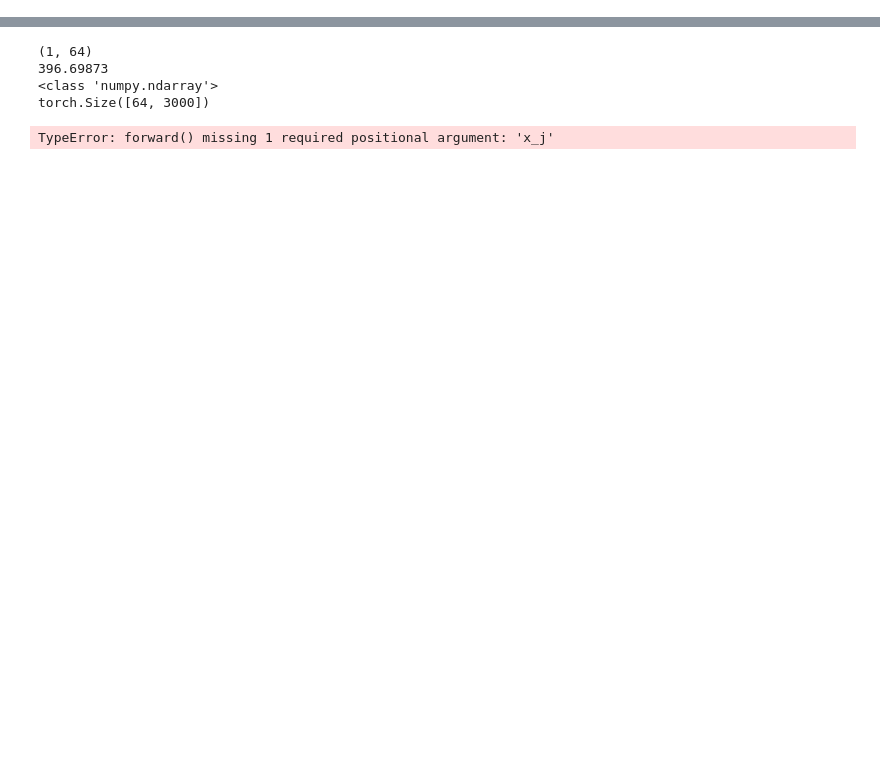
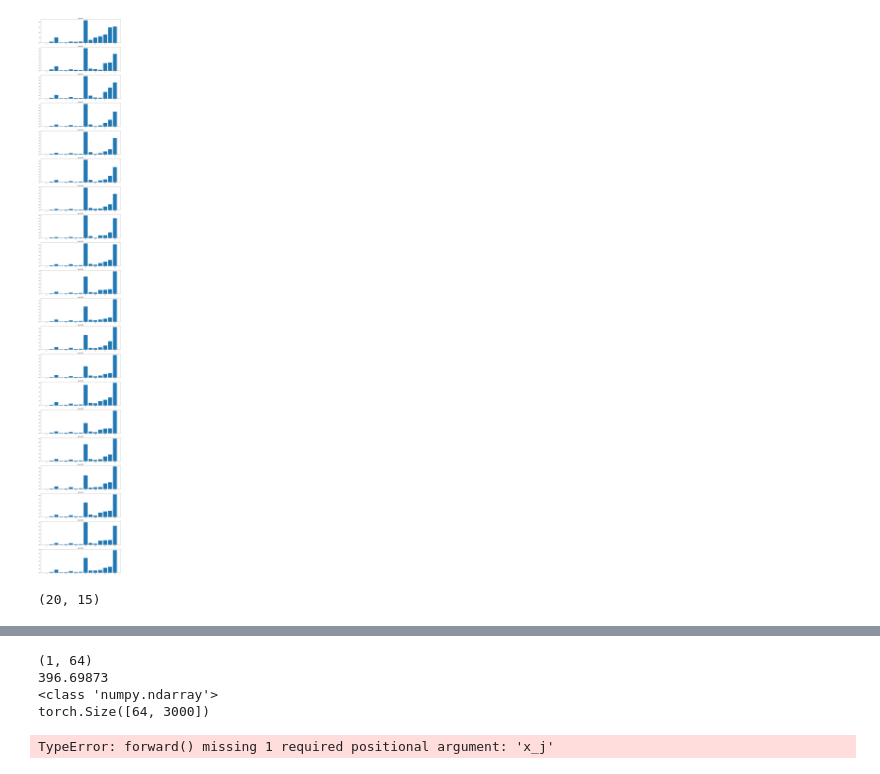
Before and after one commit to TomGoh/scCC, a Jupyter notebook: hnsw-test.ipynb, the cells around one changed output, grey strips where cells are left out. Saved outputs shown, nothing was run; the diff lists cells and outputs as text; code cells hidden in the pictures; blank space fills up the shorter version.

```diff
--- a/hnsw-test.ipynb
+++ b/hnsw-test.ipynb
@@ -88,0 +163,72 @@ p.add_items(x_ndarray)
+# %%
+i=5
+
+# plt.subplots_adjust(top=0.85)
+# plt.suptitle('Result')
+# plt.show()
+
+f, ax = plt.subplots(nrows=20, ncols=1, figsize=(12, 80))
+for k in range(20):
+    checkpoint = torch.load('save\sc-no-bank-drop2\checkpoint_'+str(24*(k+1))+'.tar')
+    model.load_state_dict(checkpoint['net'])
+    x=torch.tensor(x_ndarray,dtype=torch.float32).to('cuda')
+    embeddings=model.forward_embedding(x)
+    # print(embeddings.shape)
+    embeddings=embeddings.detach().cpu().numpy()
+    num_elements=len(scDataset)
+    dim=high_var_gene
+    n=hnswlib.Index(space='l2',dim=128)
+    n.init_index(max_elements=num_elements, ef_construction=100, M=16)
+    n.set_ef(100)
+    n.set_num_threads(4)
+    n.add_items(embeddings)
+    incorrect_list=np.zeros(args.classnum+1)
+    for step,(features,psedulabels) in enumerate(scDataLoader):
+        test_sample=model.forward_embedding(features.to('cuda')).detach().cpu().numpy()
+
+        sample,labell=n.knn_query(test_sample,10)
+        for no,zipped in enumerate(zip(sample,labell)):
+            a=y_ndarray[zipped[0]]
+            wrong=a[a!=y_ndarray[step*args.batch_size+no]].size
+            incorrect_list[y_ndarray[step*args.batch_size+no]]+=wrong
+    for i in range(1,len(incorrect_list)):
+        incorrect_list[i]/=(sum(y_ndarray==i)*10)
+
+    ax[k].bar(x=np.arange(len(incorrect_list)),height=incorrect_list)
+    ax[k].set_title('Epoch'+str(24*(k+1)))
+plt.tight_layout()
+plt.show()
+# %% [output]
+[figure, added]
+# %%
+total_list=[]
+for k in range(20):
+    checkpoint = torch.load('save\sc-no-bank-drop2\checkpoint_'+str(24*(k+1))+'.tar')
+    model.load_state_dict(checkpoint['net'])
+    x=torch.tensor(x_ndarray,dtype=torch.float32).to('cuda')
+    embeddings=model.forward_embedding(x)
+    embeddings=embeddings.detach().cpu().numpy()
+
+    num_elements=len(scDataset)
+    dim=high_var_gene
+    n=hnswlib.Index(space='l2',dim=128)
+    n.init_index(max_elements=num_elements, ef_construction=100, M=16)
+    n.set_ef(100)
+    n.set_num_threads(4)
+    n.add_items(embeddings)
+    incorrect_list=np.zeros(args.classnum+1)
+    for step,(features,psedulabels) in enumerate(scDataLoader):
+        test_sample=model.forward_embedding(features.to('cuda')).detach().cpu().numpy()
+
+        sample,labell=n.knn_query(test_sample,10)
+        for no,zipped in enumerate(zip(sample,labell)):
+            a=y_ndarray[zipped[0]]
+            wrong=a[a!=y_ndarray[step*args.batch_size+no]].size
+            incorrect_list[y_ndarray[step*args.batch_size+no]]+=wrong
+    for i in range(1,len(incorrect_list)):
+        incorrect_list[i]/=(sum(y_ndarray==i)*10)
+    total_list.append(incorrect_list)
+
+print(np.array(total_list).shape)
+# %% [output]
+(20, 15)
```
Also changed, not shown: parts of 31 cells of this notebook, 23 other files.
